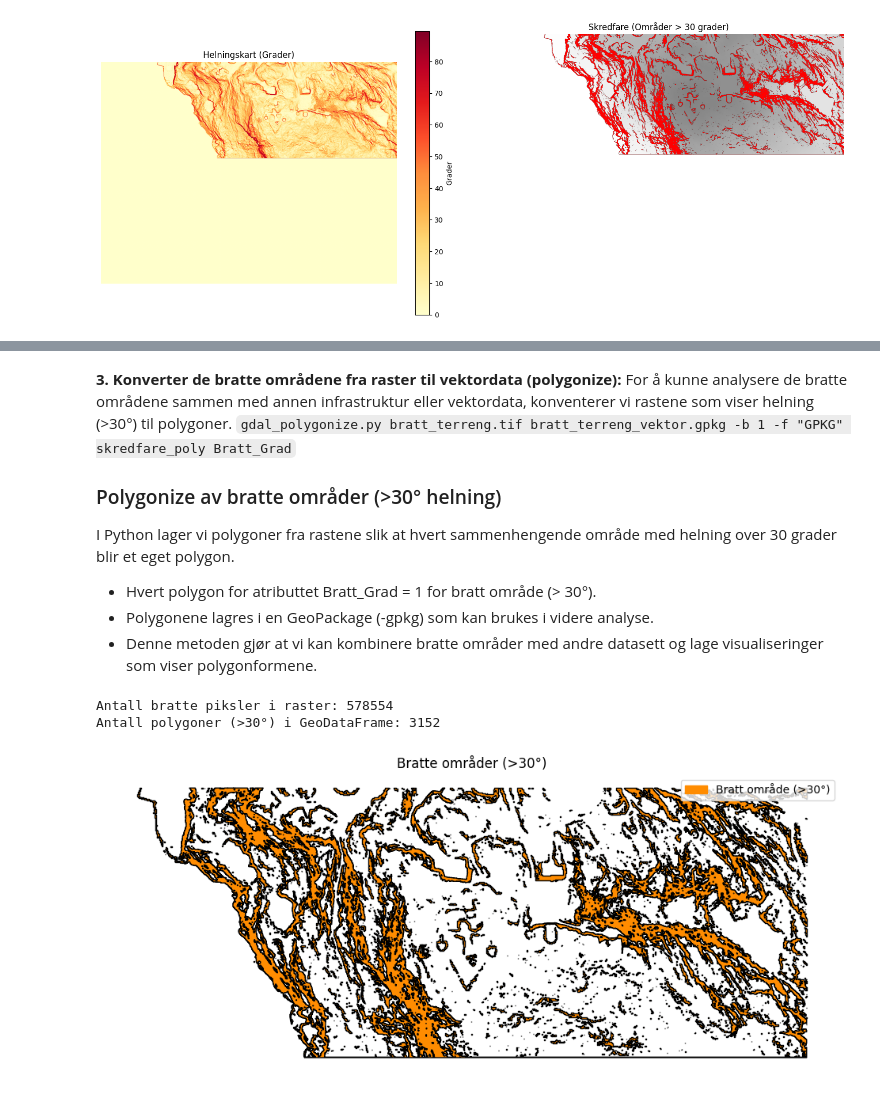
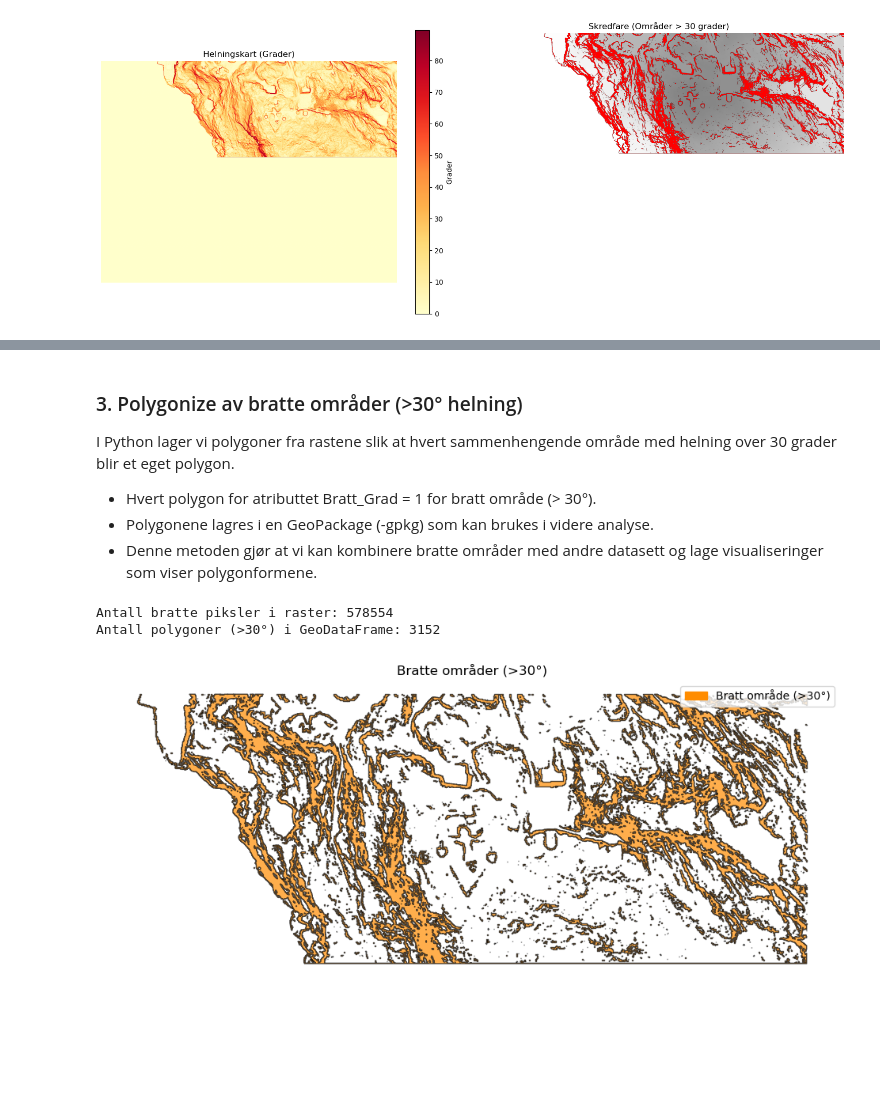
Before and after one commit to snbhansen/IS218, a Jupyter notebook: analyse.ipynb, the cells around one changed output, grey strips where cells are left out. Drawn from its saved outputs; the diff is of its cells as text; code cells hidden in the pictures; blank space fills up the shorter version.

```diff
--- a/analyse.ipynb
+++ b/analyse.ipynb
@@ -286,11 +269,7 @@ Skyggerelieff gjør det lettere å lese terrenget visuelt. Vi lager to versjoner
 *Hillshade med lavere sol (20 grader opp, fremhever små terrengdetaljer som gamle skogsveier):*
 `gdaldem hillshade hoydedata.tif hillshade_lav_sol.tif -z 1.0 -s 1.0 -az 315.0 -alt 20.0`
 # %% [markdown]
-**3. Konverter de bratte områdene fra raster til vektordata (polygonize):**
-For å kunne analysere de bratte områdene sammen med annen infrastruktur eller vektordata, konventerer vi rastene som viser helning (>30°) til polygoner.
-`gdal_polygonize.py bratt_terreng.tif bratt_terreng_vektor.gpkg -b 1 -f "GPKG" skredfare_poly Bratt_Grad`
-
-### Polygonize av bratte områder (>30° helning)
+### 3. Polygonize av bratte områder (>30° helning)
 I Python lager vi polygoner fra rastene slik at hvert sammenhengende område med helning over 30 grader blir et eget polygon.
 - Hvert polygon for atributtet Bratt_Grad = 1 for bratt område (> 30°).
 - Polygonene lagres i en GeoPackage (-gpkg) som kan brukes i videre analyse.
@@ -317,32 +296,32 @@ with rasterio.open(filsti) as src:
 # Lag polygoner fra hele helningskartet
 polygons = []
 for geom, value in features.shapes(skredfare_int, mask=skredfare_int==1, transform=transform):
     polygons.append({'geometry': shape(geom), 'Bratt_Grad': int(value)})
 
 print("Antall bratte piksler i raster:", np.sum(skredfare_int))  # Antall bratte piksler
 
 # Lag en GeoDataFrame
 gdf_bratt = gpd.GeoDataFrame(polygons, crs=crs)
 print("Antall polygoner (>30°) i GeoDataFrame:", len(gdf_bratt)) # Antall polygoner
 
 #Legger til mappen og lagrer som GeoPackage
 os.makedirs('data/vektordata', exist_ok=True)
 gdf_bratt.to_file('data/vektordata/bratt_terreng_vektor.gpkg', layer='skredfare_poly', driver='GPKG')
 
 # Visualisering
 fig, ax = plt.subplots(figsize=(12,6))
 
 #Bratte områder
-gdf_bratt.plot(ax=ax, color='darkorange', edgecolor='black',)
+gdf_bratt.plot(ax=ax, color='darkorange', edgecolor='black', alpha=0.7)
 
 # Lager en ekel legend med forklaring
 red_patch = mpatches.Patch(color='darkorange', label='Bratt område (>30°)')
 ax.legend(handles=[red_patch])
 
 ax.set_title('Bratte områder (>30°)')
 ax.axis('off')
 plt.show()
 # %% [output]
 Antall bratte piksler i raster: 578554
 Antall polygoner (>30°) i GeoDataFrame: 3152
-[figure, old version]
+[figure, new version]
```
Also changed, not shown: parts of 5 cells of this notebook, 3 other files.
